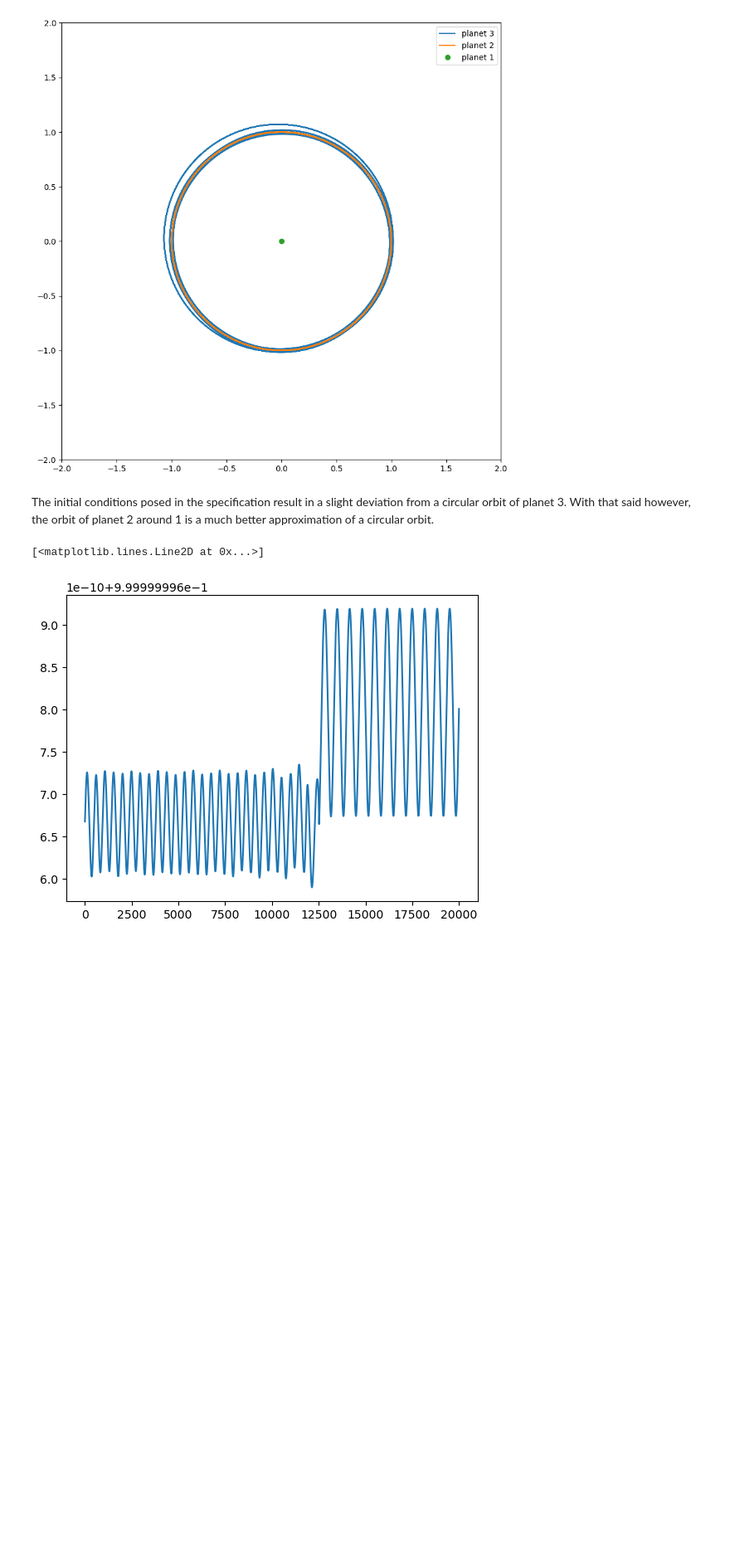
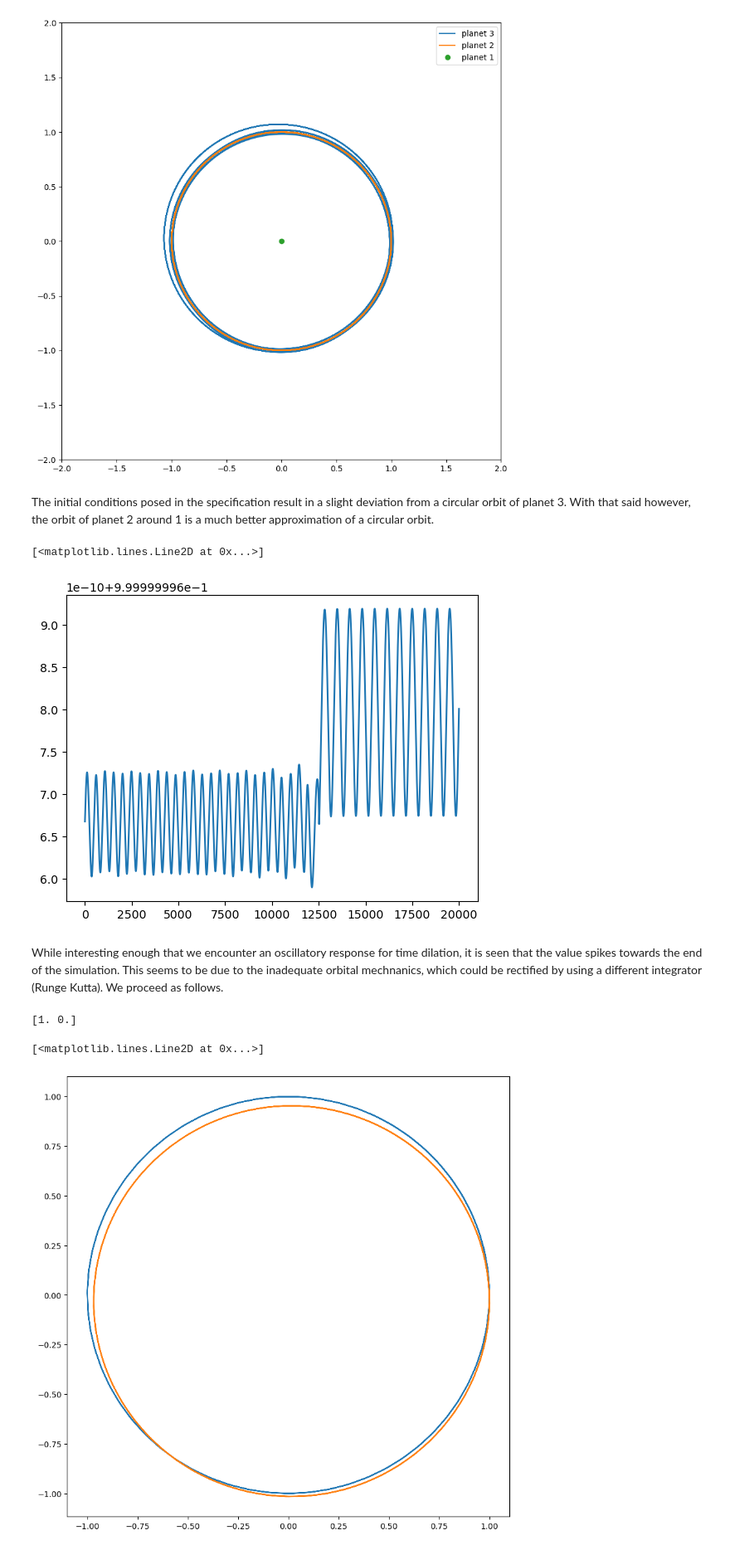
Before and after one commit to zfla/PHAS0030, a Jupyter notebook: Project/Logbook_W6.ipynb, the cells around one changed output. Shown: that part at 83% size. Saved outputs shown, nothing was run; the diff lists cells and outputs as text; code cells hidden in the pictures; blank space fills up the shorter version.

```diff
--- a/Project/Logbook_W6.ipynb
+++ b/Project/Logbook_W6.ipynb
@@ -116,3 +86,29 @@ plt.plot(results)
 # %% [output]
 [<matplotlib.lines.Line2D at 0x...>]
 [figure]
+# %% [markdown]
+While interesting enough that we encounter an oscillatory response for time dilation, it is seen that the value spikes towards the end of the simulation. This seems to be due to the inadequate orbital mechnanics, which could be rectified by using a different integrator (Runge Kutta). We proceed as follows.
+# %%
+def RK4_solver(fun,y0,dt,N):
+    """Solve dy/dt = fun(y,t) using fourth-order RK method.
+    Inputs:
+    fun  f(y,t)
+    y0   Initial condition - assumed to be two-component
+    dt   Step size
+    N    Number of steps
+    Returns: two arrays of length N+1 (x and v or equivalent)
+    """
+    # Storage for solution
+    y = np.zeros((N+1,2,2))
+    # Initial condition
+    y[0] = y0
+    t = 0
+    for i in range(N):
+        # RK4 formulae
+        k1 = dt*fun(y[i],t)
+        k2 = dt*fun(y[i]+0.5*k1,t+0.5*dt)
+        k3 = dt*fun(y[i]+0.5*k2,t+0.5*dt)
+        k4 = dt*fun(y[i]+k3,t+dt)
+        y[i+1]=y[i]+(k1+2*k2+2*k3+k4)/6
+        t += dt
+    return y
@@ -118,0 +145,25 @@ plt.plot(results)
+# %%
+p2_initial_pos = np.array([1,0])
+p2_initial_vel = np.array([0,1])
+
+p3_initial_pos = np.array([1,0.0025])
+p3_initial_vel = np.array([-np.sqrt(G*m2/0.0025),1])
+
+N = 200
+dt = 0.1
+p2_y_0 = np.array([p2_initial_pos, p2_initial_vel])
+p3_y_0 = np.array([p3_initial_pos, p3_initial_vel])
+
+p2_results = RK4_solver(p2_RHS, p2_y_0, dt, N)
+p3_results = RK4_solver(p3_RHS, p3_y_0, dt, N)
+
+print(p2_results[0,0])
+# %% [output]
+[1. 0.]
+# %%
+plt.figure(figsize=(10,10))
+plt.plot(p2_results[:,0,0], p2_results[:,0,1])
+plt.plot(p3_results[:,0,0], p3_results[:,0,1])
+# %% [output]
+[<matplotlib.lines.Line2D at 0x...>]
+[figure, added]
```
Also changed, not shown: parts of 2 cells of this notebook.
